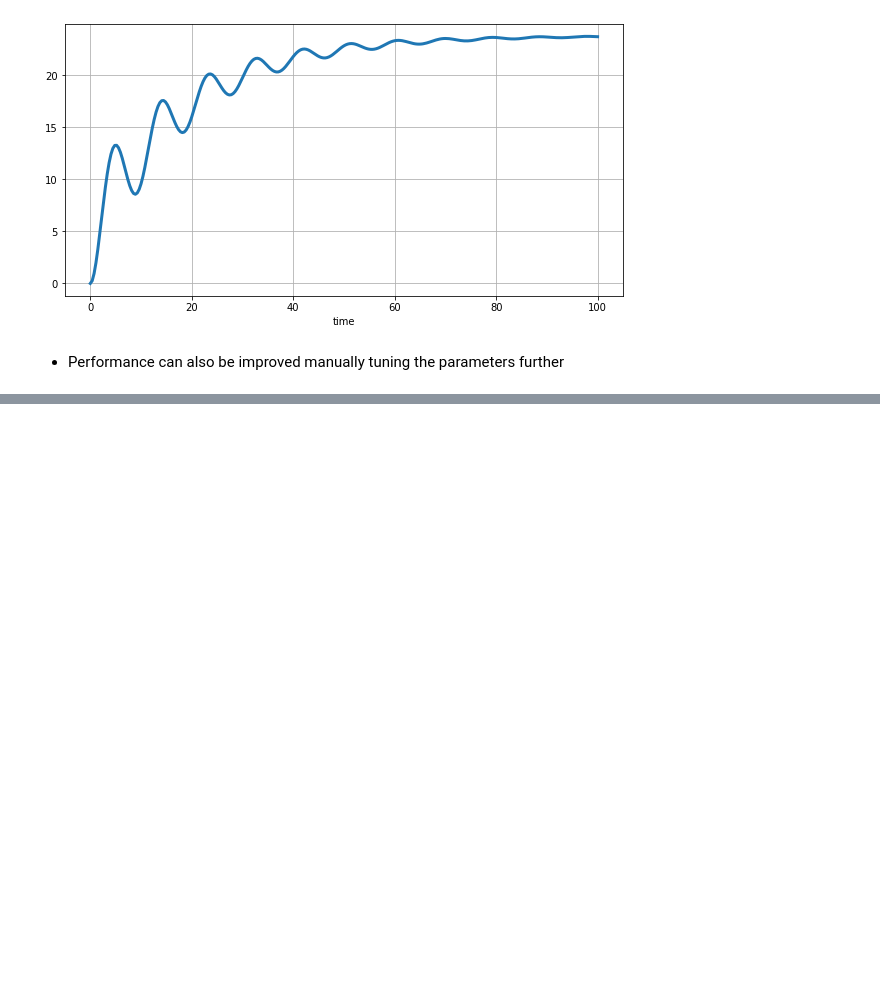
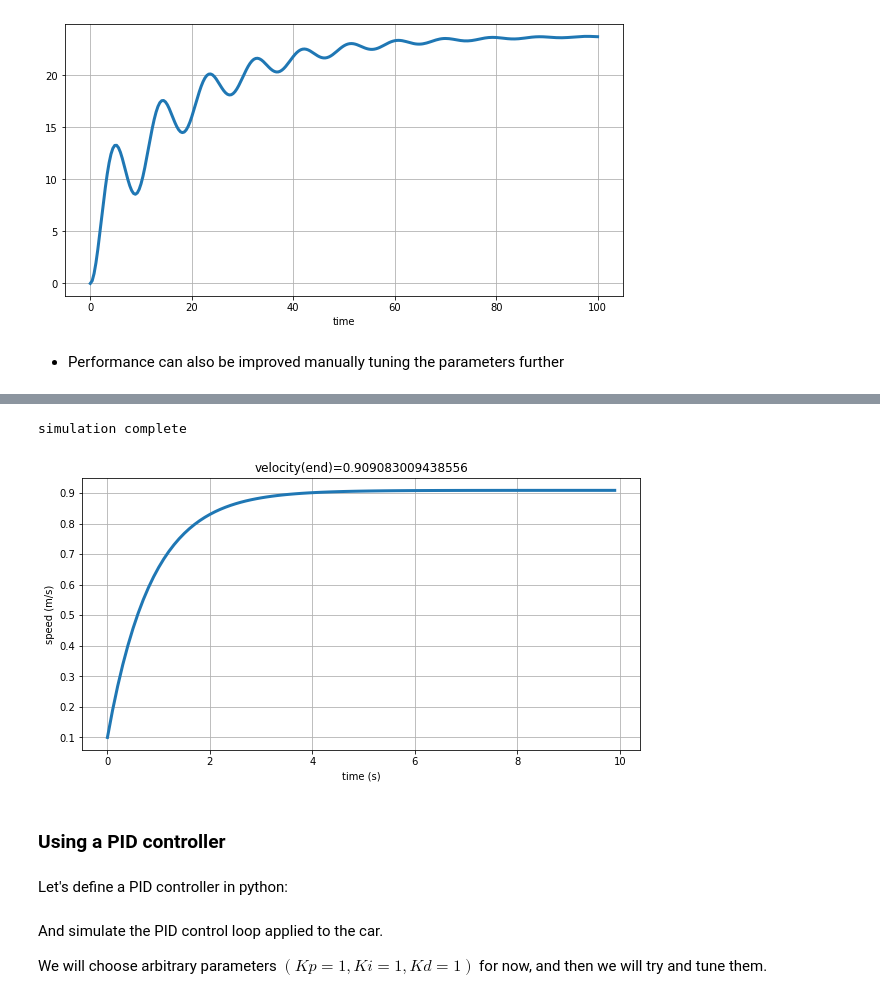
Before and after one commit to andreamunafo/classical_control_theory, a Jupyter notebook: 16_PID_Control.ipynb, the cells around one changed output, grey strips where cells are left out. Cells and saved outputs as stored; diff of their text form; code cells hidden in the pictures; blank space fills up the shorter version.

```diff
--- a/16_PID_Control.ipynb
+++ b/16_PID_Control.ipynb
@@ -435,0 +628,50 @@ $$
+# %%
+# We select the car initial conditions (position and velocity)
+x_0 = (0,0)
+
+# We create our car
+car = LinearCar(x_0, params)
+
+# We define out inputs:
+theta = np.radians(0) # disturbance
+
+# Proportional Controller
+controller = proportional(Kp=10)
+controller.send(None) # initialise
+
+# Desired set point (we would like the vehicle not to move)
+desired_velocity = 1
+
+# And finally we define the simulation parameters
+t0, tf, dt = 0, 10, 0.1 # time
+
+# Simulation cycle
+position = []
+velocity = []
+time = []
+for t in np.arange(t0, tf, dt):
+
+    u = controller.send((desired_velocity, car._x_2))
+    car.step(dt, u, theta)
+    x, y, v = car.sensor_i()
+    position.append((x,y))
+    velocity.append(v)
+    time.append(t)
+
+print('simulation complete')
+# %% [output]
+simulation complete
+# %%
+fig, ax = plt.subplots(1, figsize=(10, 5));
+
+plt.plot(time, velocity, linewidth=3)
+plt.xlabel('time (s)')
+plt.ylabel('speed (m/s)');
+plt.grid()
+plt.title('velocity(end)={}'.format(velocity[-1]));
+# %% [output]
+[figure, added]
+# %% [markdown]
+### Using a PID controller
+# %% [markdown]
+Let's define a PID controller in python:
@@ -435,0 +709,4 @@ $$
+# %% [markdown]
+And simulate the PID control loop applied to the car.
+
+We will choose arbitrary parameters $(Kp=1, Ki=1, Kd=1)$ for now, and then we will try and tune them.
```
Also changed, not shown: parts of 75 cells of this notebook.
